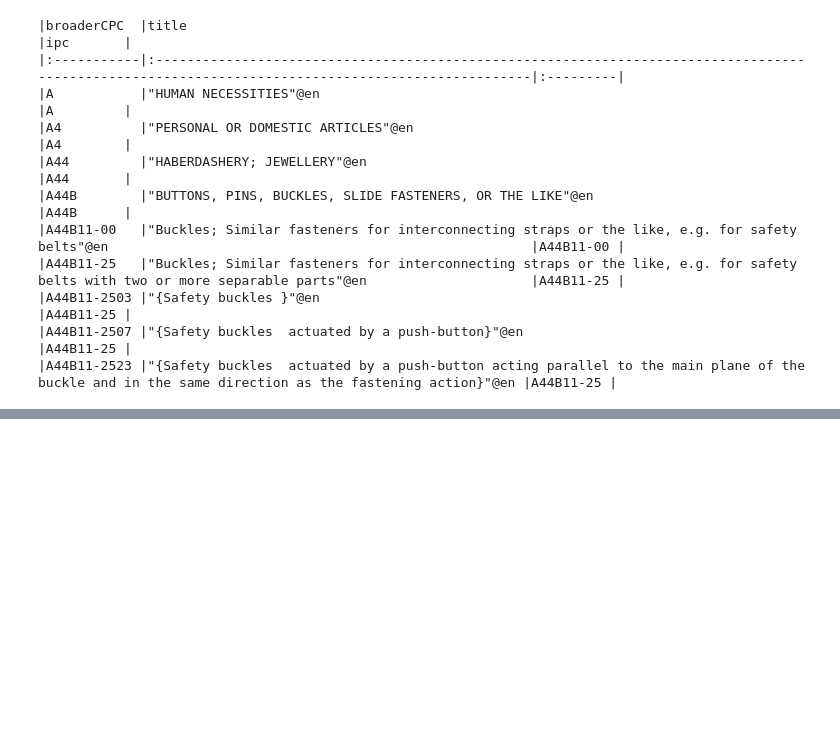
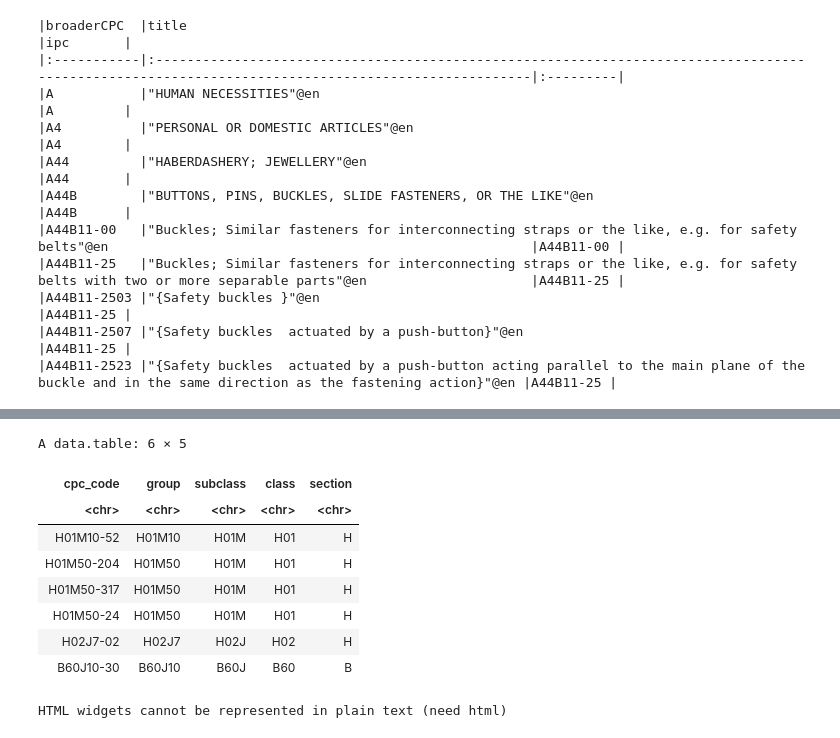
Before and after one commit to oceanumeric/ININ-tutorial, a Jupyter notebook: Labs/lab1_part_i.ipynb, the cells around one changed output, grey strips where cells are left out. Drawn from its saved outputs; the diff is of its cells as text; code cells hidden in the pictures; blank space fills up the shorter version.

```diff
--- a/Labs/lab1_part_i.ipynb
+++ b/Labs/lab1_part_i.ipynb
@@ -385,0 +510,40 @@ Please this [article](https://www.tesla.com/blog/all-our-patent-are-belong-you)
+# %%
+# visualize the results
+# cpc has 5 levels: section, class, subclass, group, main group
+query5_result %>%
+    as.data.table() %>%
+    # delete '<' and '>' for publn, applicant, auth, kind
+    .[, c("publn", "applicant", "auth", "kind", "application", "cpc") := lapply(.SD, function(x) gsub("[<>]", "", x)),
+                        .SDcols = c("publn", "applicant", "auth", "kind", "application", "cpc")] %>%
+    .[, publnDate := as.POSIXct(publnDate)] %>%
+    # select the columns we need
+    .[, .(publn, name, publnNum, publnDate, cpc)] %>%
+    # extract string after 'cpc/' and before '>' for cpc
+    .[, cpc_code := str_extract(cpc, "(?<=cpc/)[^>]+")] %>%
+    .[, .(cpc_code)] %>%
+    # extract the characters before '-' as group
+    .[, group := str_extract(cpc_code, "^[^-]+")] %>%
+    # extract the first 4 characters as section
+    .[, subclass := str_sub(group, 1, 4)] %>%
+    # extract the first 3 characters as class
+    .[, class := str_sub(group, 1, 3)] %>%
+    # extract the first 1 character as section
+    .[, section := str_sub(group, 1, 1)] -> cpc_hierarchy
+
+head(cpc_hierarchy)
+# %% [output]
+A data.table: 6 × 5
+| cpc_code | group | subclass | class | section |
+| <chr> | <chr> | <chr> | <chr> | <chr> |
+| H01M10-52 | H01M10 | H01M | H01 | H |
+| H01M50-204 | H01M50 | H01M | H01 | H |
+| H01M50-317 | H01M50 | H01M | H01 | H |
+| H01M50-24 | H01M50 | H01M | H01 | H |
+| H02J7-02 | H02J7 | H02J | H02 | H |
+| B60J10-30 | B60J10 | B60J | B60 | B |
+# %%
+# visualize the hierarchy
+vtree(cpc_hierarchy, c("section", "class", "subclass", "group"),
+    horiz = FALSE, showcount = FALSE)
+# %% [output]
+HTML widgets cannot be represented in plain text (need html)
```
Also changed, not shown: parts of 8 cells of this notebook.
